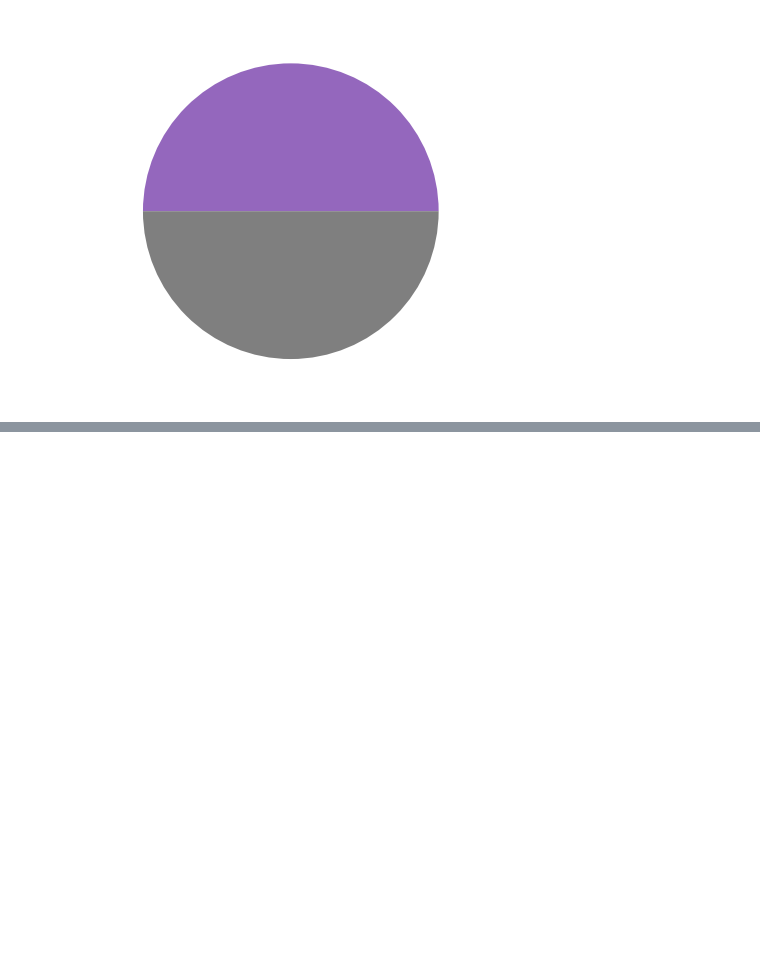
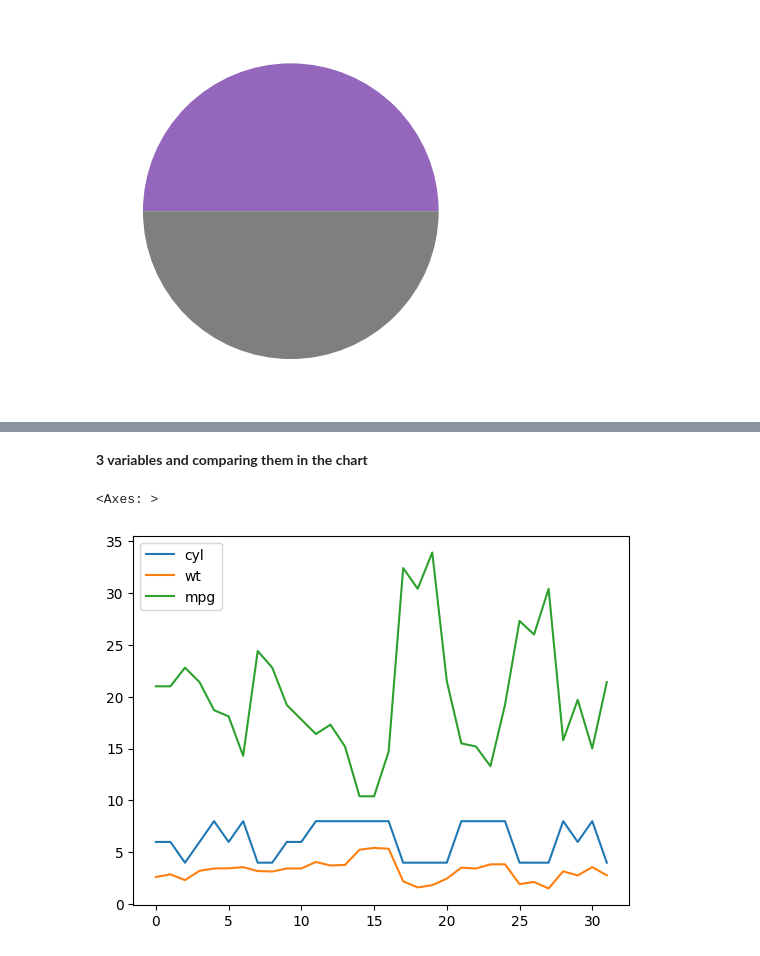
Before and after one commit to Meett27/DataAnalyticsWithPython, a Jupyter notebook: DataVisualizationMatplotlib.ipynb, the cells around one changed output, grey strips where cells are left out. Drawn from its saved outputs; the diff is of its cells as text; code cells hidden in the pictures; blank space fills up the shorter version.

```diff
--- a/DataVisualizationMatplotlib.ipynb
+++ b/DataVisualizationMatplotlib.ipynb
@@ -99,0 +147,8 @@ plt.show()
+# %% [markdown]
+**3 variables and comparing them in the chart**
+# %%
+df = cars[['cyl','wt','mpg']]
+df.plot()
+# %% [output]
+<Axes: >
+[figure, added]
```
Also changed, not shown: parts of 25 cells of this notebook.
